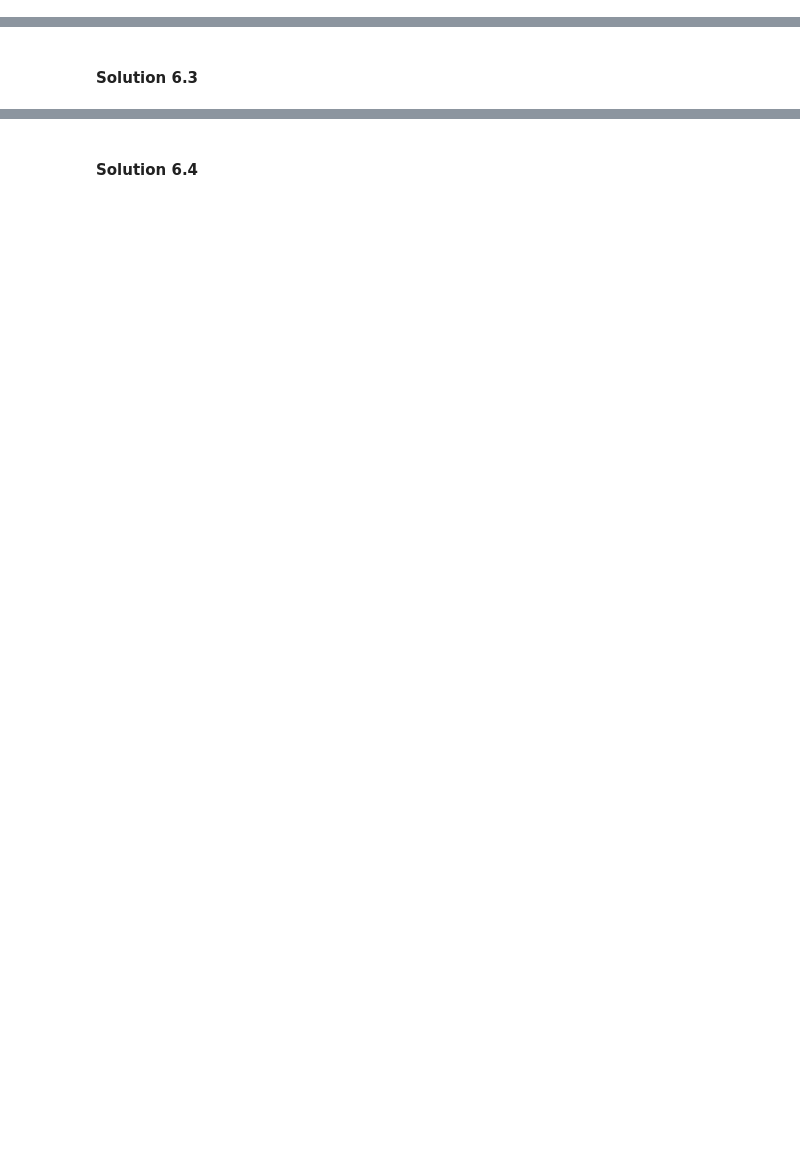
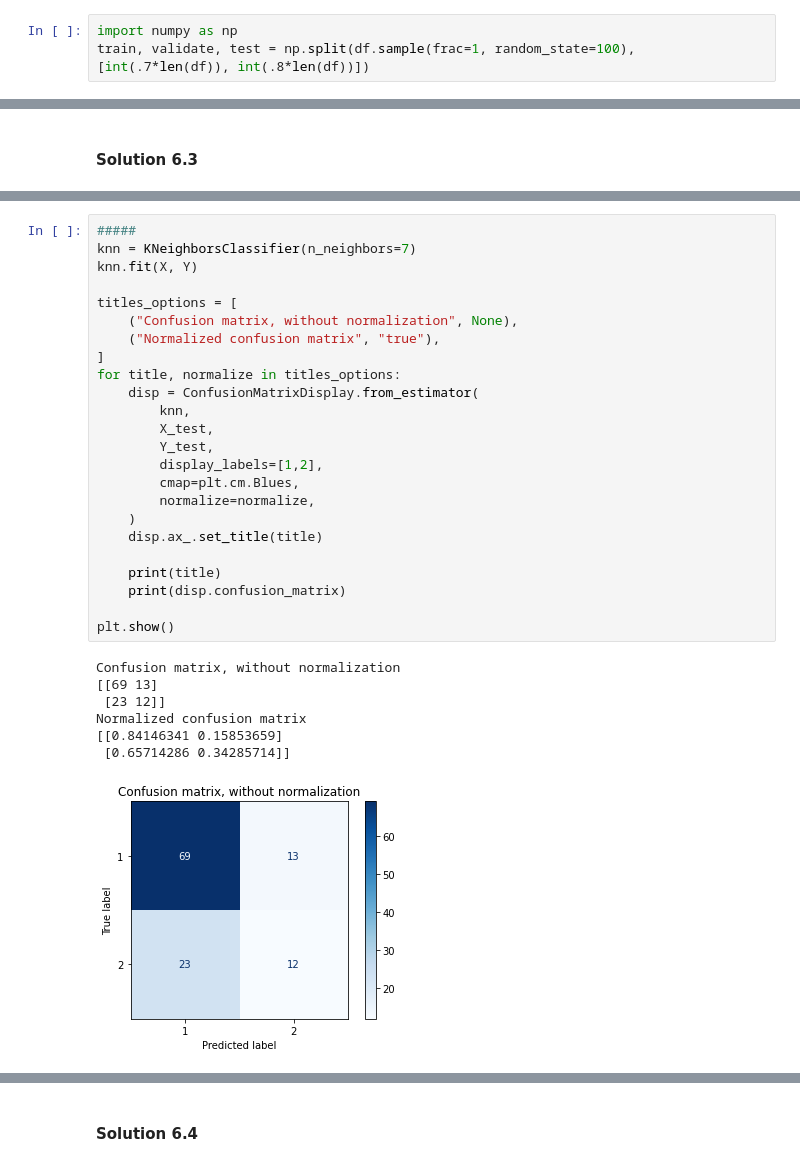
Before and after one commit to karan-shishoo/FDSA-DSCI-633-Fall2021, a Jupyter notebook: Assignment 2/DSCI-633-Assignment-2.ipynb, the cells around one changed output, grey strips where cells are left out. Saved outputs shown, nothing was run; the diff lists cells and outputs as text; blank space fills up the shorter version.

```diff
--- a/Assignment 2/DSCI-633-Assignment-2.ipynb
+++ b/Assignment 2/DSCI-633-Assignment-2.ipynb
@@ -295,2 +661,5 @@ a.	Use cross validation to compare the results of any one of Random Forest, Logi
+# %%
+import numpy as np
+train, validate, test = np.split(df.sample(frac=1, random_state=100), [int(.7*len(df)), int(.8*len(df))])
 # %% [markdown]
 #### Solution 6.2
@@ -298,0 +810,32 @@ a.	Use cross validation to compare the results of any one of Random Forest, Logi
+# %%
+#####
+knn = KNeighborsClassifier(n_neighbors=7)
+knn.fit(X, Y)
+
+titles_options = [
+    ("Confusion matrix, without normalization", None),
+    ("Normalized confusion matrix", "true"),
+]
+for title, normalize in titles_options:
+    disp = ConfusionMatrixDisplay.from_estimator(
+        knn,
+        X_test,
+        Y_test,
+        display_labels=[1,2],
+        cmap=plt.cm.Blues,
+        normalize=normalize,
+    )
+    disp.ax_.set_title(title)
+
+    print(title)
+    print(disp.confusion_matrix)
+
+plt.show()
+# %% [output]
+Confusion matrix, without normalization
+[[69 13]
+ [23 12]]
+Normalized confusion matrix
+[[0.84146341 0.15853659]
+ [0.65714286 0.34285714]]
+[figure, added]
```
Also changed, not shown: parts of 37 cells of this notebook, 3 other files.
